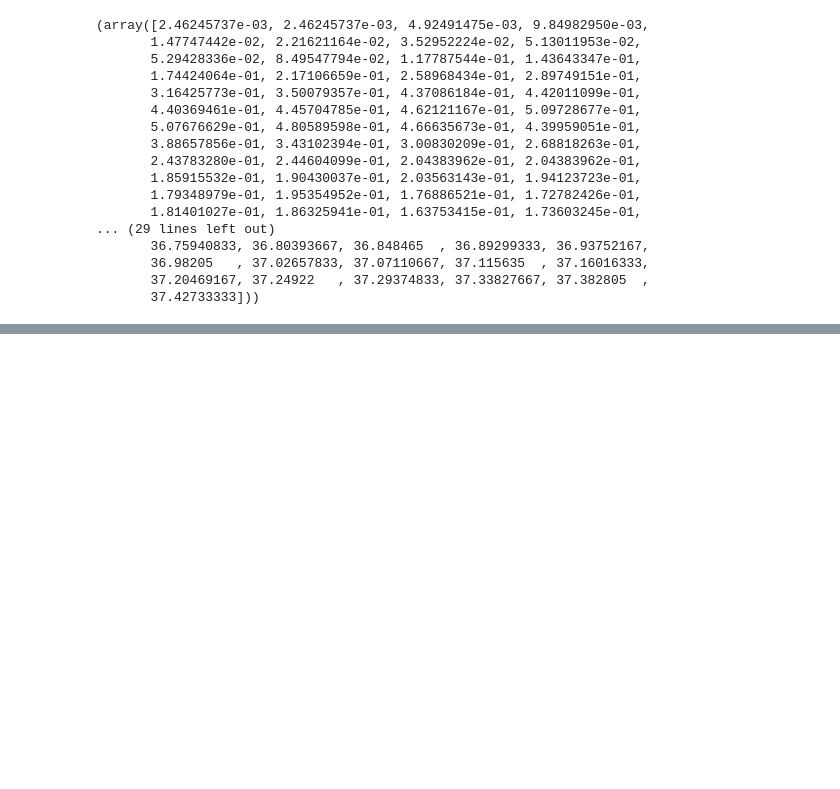
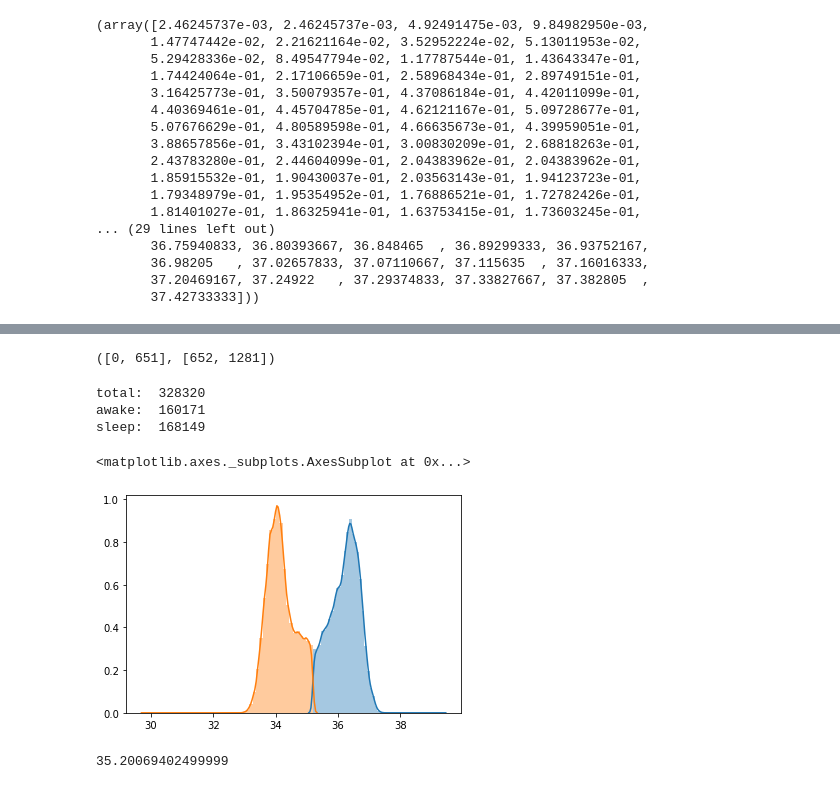
Before and after one commit to yiwenxue/mice_new, a Jupyter notebook: causality/sleep_awake.ipynb, the cells around one changed output, grey strips where cells are left out. Drawn from its saved outputs; the diff is of its cells as text; code cells hidden in the pictures; blank space fills up the shorter version.

Commit message:
Rewrite the program to split awake and sleep stage. Granger causality is needed.

```diff
--- a/causality/sleep_awake.ipynb
+++ b/causality/sleep_awake.ipynb
@@ -140,0 +209,16 @@ plt.show()
+# %%
+maxid = argrelextrema(y, np.greater)
+maxes = y[maxid]
+a = np.sort(maxes, kind="quicksort")
+
+maxima1 = a[-1]
+maxima2 = a[-2]
+
+maxid1 = np.where(y == maxima1)[0]
+maxid2 = np.where(y == maxima2)[0]
+# maxid1, maxid2
+
+maxtemp1 = x[maxid1]
+maxtemp2 = x[maxid2]
+
+midpeek = (maxtemp1[0] + maxtemp2[0]) / 2.0 + temp_offset
@@ -140,0 +237,8 @@ plt.show()
+# %%
+tmp = temp[:,1]
+
+sleeptemp = temp[tmp < midpeek]
+awaketemp = temp[tmp >= midpeek]
+
+sleepidx = np.nonzero(tmp < midpeek)[0]
+awakeidx = np.nonzero(tmp >= midpeek)[0]
@@ -140,0 +248,25 @@ plt.show()
+# %%
+awakestages[0], sleepstages[0]
+# %% [output]
+([0, 651], [652, 1281])
+# %%
+print("total: ", len(temp[:,1]))
+print("awake: ", len(awaketemp))
+print("sleep: ", len(sleeptemp))
+# %% [output]
+total:  328320
+awake:  160171
+sleep:  168149
+# %%
+awaketemp = temp[awakeidx]
+sleeptemp = temp[sleepidx]
+
+sb.distplot(awaketemp[:,1])
+sb.distplot(sleeptemp[:,1])
+# %% [output]
+<matplotlib.axes._subplots.AxesSubplot at 0x...>
+[figure, added]
+# %%
+midpeek
+# %% [output]
+35.20069402499999
```
Also changed, not shown: parts of 13 cells of this notebook, 2 other files.
